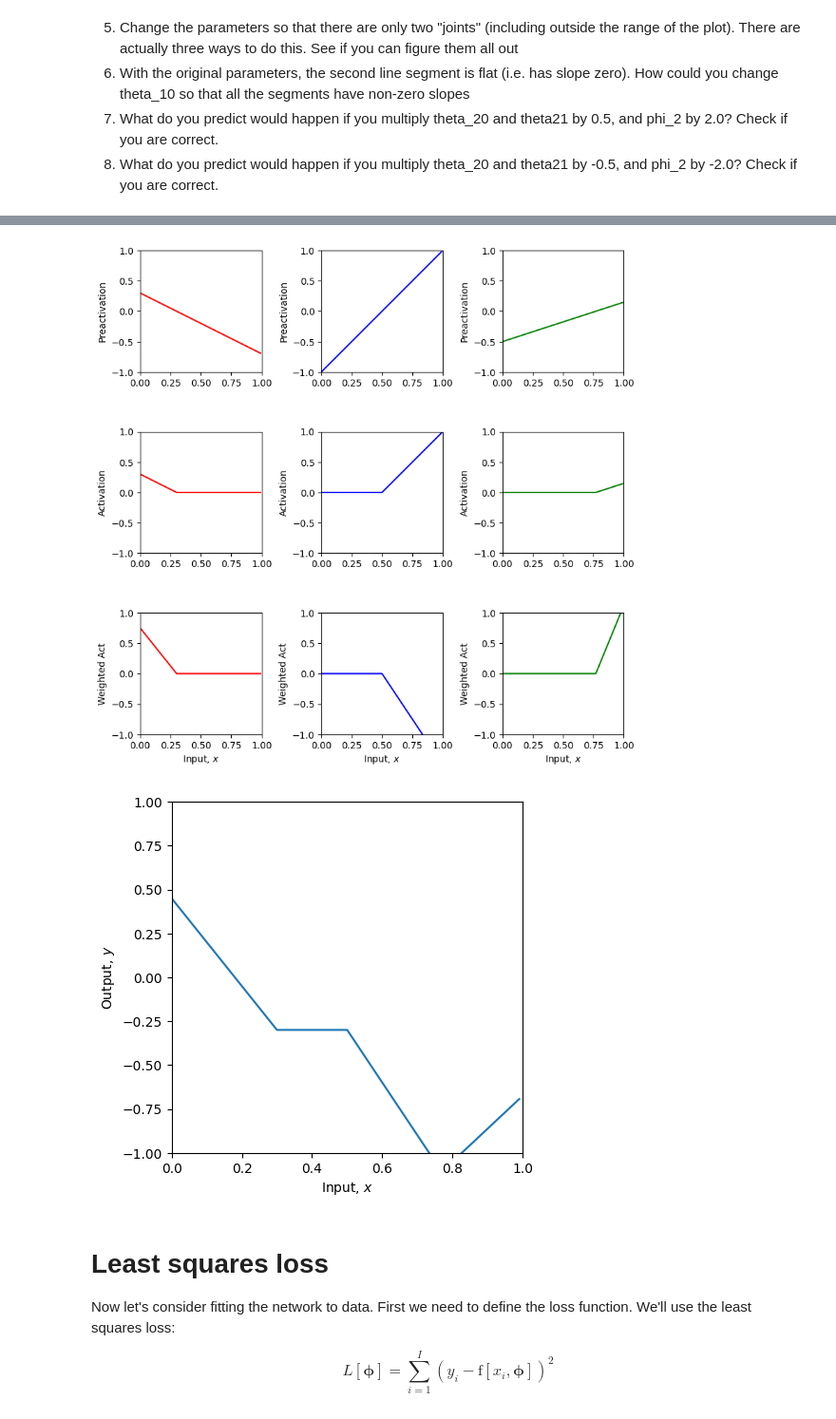
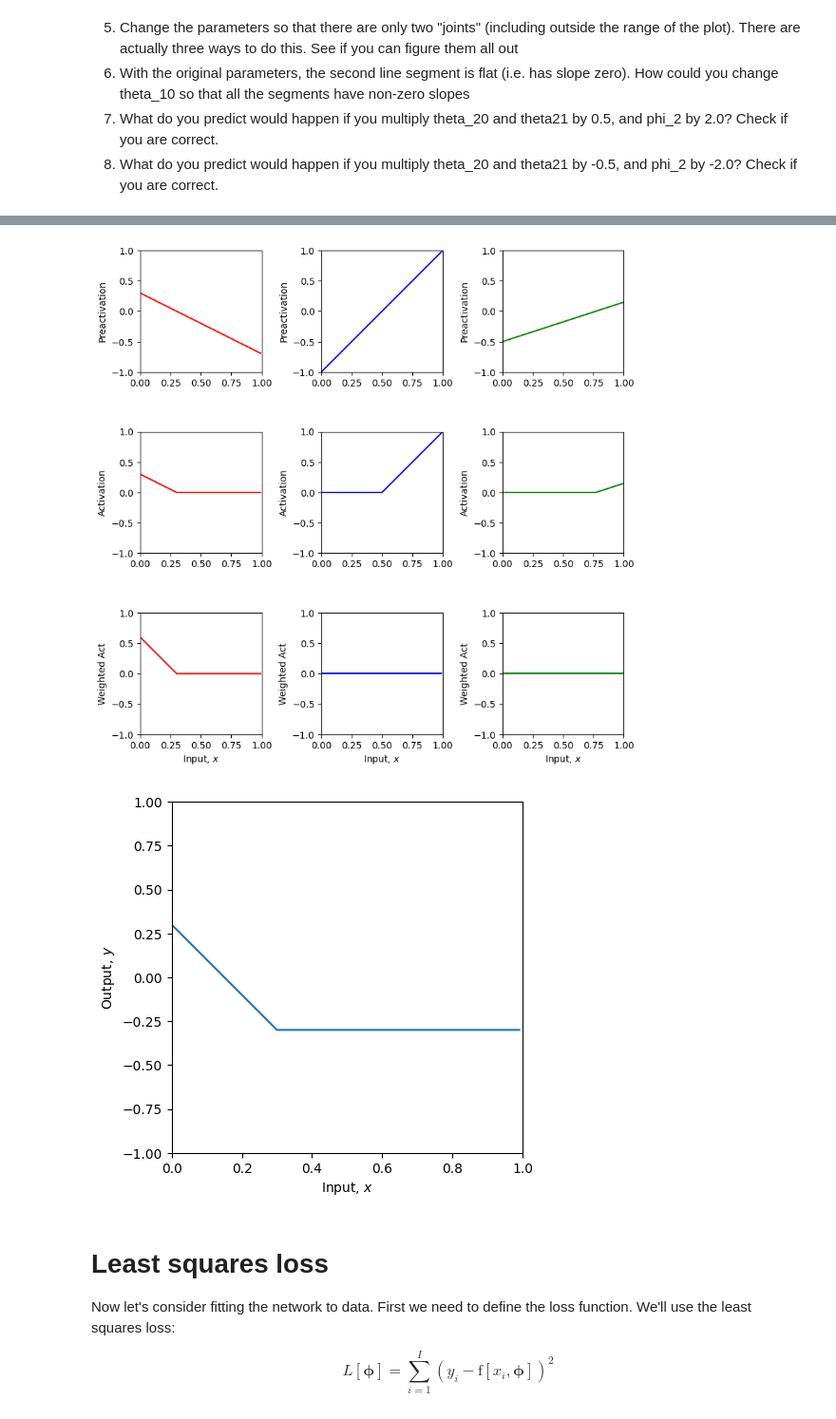
Before and after one commit to Mwawaka/waka-neural-networks, a Jupyter notebook: Chap03/3_1_Shallow_Networks_I.ipynb, the cells around one changed output, grey strips where cells are left out. Shown at 95% size. Saved outputs shown, nothing was run; the diff lists cells and outputs as text; code cells hidden in the pictures.

```diff
--- a/Chap03/3_1_Shallow_Networks_I.ipynb
+++ b/Chap03/3_1_Shallow_Networks_I.ipynb
@@ -163,28 +184,28 @@ $\phi_0 = -0.3; \phi_1 = 2.0; \phi_2 = -1.0; \phi_3 = 7.0$
 # %%
 # TODO
 
 theta_10 = 0.3
 theta_11 = -1.0
 theta_20 = -1.0
 theta_21 = 2.0
 theta_30 = -0.5
 theta_31 = 0.65
 phi_0 = -0.3 # -0.3
-phi_1 = 2.5     # 2.0
-phi_2 = -1.5 # -1.0
-phi_3 = 7.5 # 7.0
+phi_1 = 2.0     # 2.0
+phi_2 = 0 # -1.0
+phi_3 = 0 # 7.0
 
 # Define a range of input values
 x = np.arange(0, 1, 0.01)
 
 # We run the neural network for each of these input values
 y, pre_1, pre_2, pre_3, act_1, act_2, act_3, w_act_1, w_act_2, w_act_3 = \
     shallow_1_1_3(x, ReLU, phi_0, phi_1, phi_2, phi_3, theta_10, theta_11, theta_20, theta_21, theta_30, theta_31)
 # And then plot it
 plot_neural(x, y, pre_1, pre_2, pre_3, act_1, act_2, act_3, w_act_1, w_act_2, w_act_3, plot_all=True)
 # %% [output]
-[figure, old version]
+[figure, new version]
-[figure, old version]
+[figure, new version]
 # %% [markdown]
 # Least squares loss
 
```
Also changed, not shown: parts of 1 cell of this notebook.
